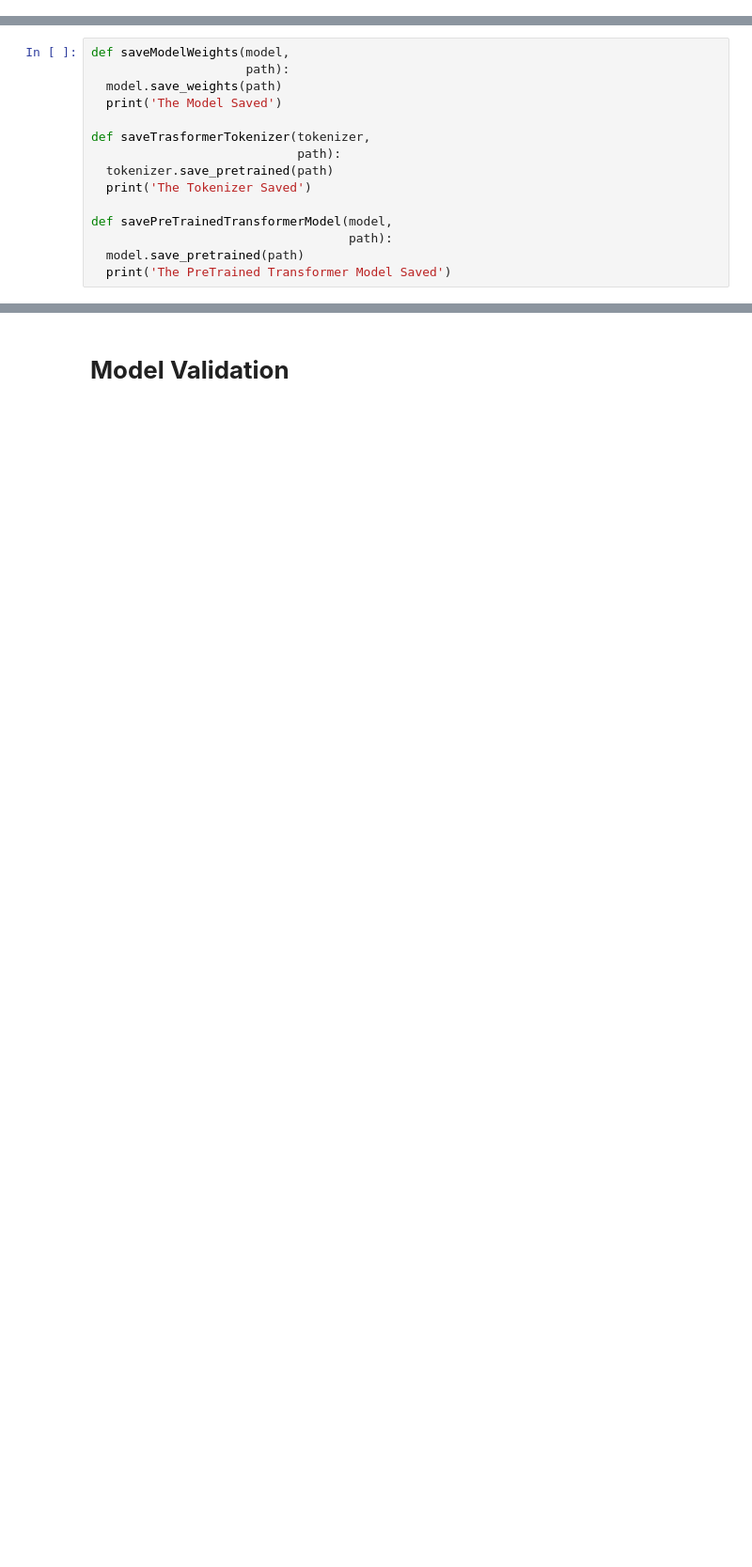
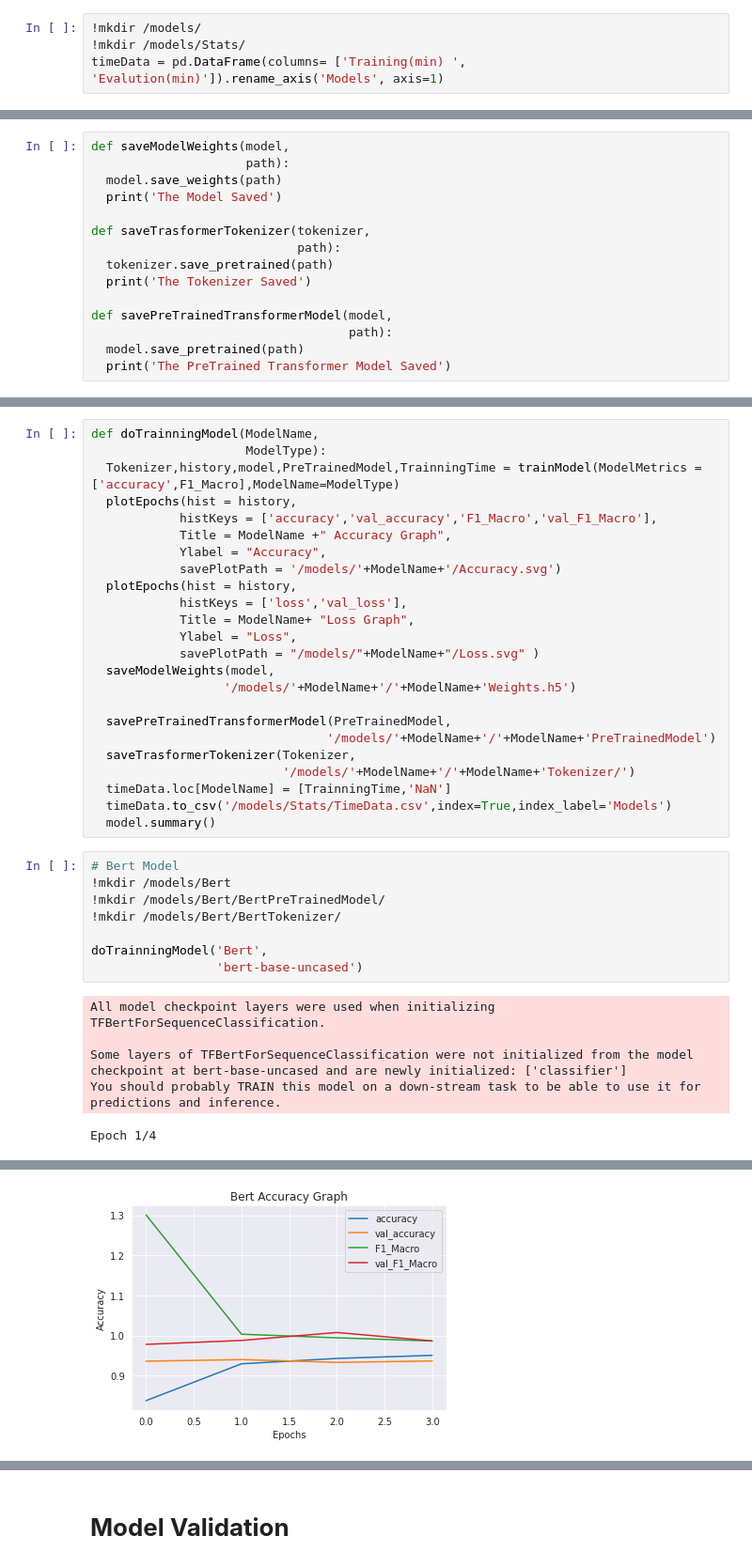
Before and after one commit to orugantiv/CSCE-585, a Jupyter notebook: Models/EmotionModels.ipynb, the cells around one changed output, grey strips where cells are left out. Shown at 94% size. Cells and saved outputs as stored; diff of their text form; blank space fills up the shorter version.

```diff
--- a/Models/EmotionModels.ipynb
+++ b/Models/EmotionModels.ipynb
@@ -197,0 +196,4 @@ timeData = pd.DataFrame(columns= ['Trainning Time (min) ', 'Evalution (min)'])
+# %%
+!mkdir /models/
+!mkdir /models/Stats/
+timeData = pd.DataFrame(columns= ['Training(min) ', 'Evalution(min)']).rename_axis('Models', axis=1)
@@ -357,0 +326,38 @@ The Tokenizer Saved
+# %%
+def doTrainningModel(ModelName,
+                     ModelType):
+  Tokenizer,history,model,PreTrainedModel,TrainningTime = trainModel(ModelMetrics = ['accuracy',F1_Macro],ModelName=ModelType)
+  plotEpochs(hist = history,
+            histKeys = ['accuracy','val_accuracy','F1_Macro','val_F1_Macro'],
+            Title = ModelName +" Accuracy Graph",
+            Ylabel = "Accuracy",
+            savePlotPath = '/models/'+ModelName+'/Accuracy.svg')
+  plotEpochs(hist = history,
+            histKeys = ['loss','val_loss'],
+            Title = ModelName+ "Loss Graph",
+            Ylabel = "Loss",
+            savePlotPath = "/models/"+ModelName+"/Loss.svg" )
+  saveModelWeights(model,
+                  '/models/'+ModelName+'/'+ModelName+'Weights.h5')
+
+  savePreTrainedTransformerModel(PreTrainedModel,
+                                '/models/'+ModelName+'/'+ModelName+'PreTrainedModel')
+  saveTrasformerTokenizer(Tokenizer,
+                          '/models/'+ModelName+'/'+ModelName+'Tokenizer/')
+  timeData.loc[ModelName] = [TrainningTime,'NaN']
+  timeData.to_csv('/models/Stats/TimeData.csv',index=True,index_label='Models')
+  model.summary()
+# %%
+# Bert Model
+!mkdir /models/Bert
+!mkdir /models/Bert/BertPreTrainedModel/
+!mkdir /models/Bert/BertTokenizer/
+
+doTrainningModel('Bert',
+                 'bert-base-uncased')
+# %% [output]
+All model checkpoint layers were used when initializing TFBertForSequenceClassification.
+
+Some layers of TFBertForSequenceClassification were not initialized from the model checkpoint at bert-base-uncased and are newly initialized: ['classifier']
+You should probably TRAIN this model on a down-stream task to be able to use it for predictions and inference.
+Epoch 1/4
@@ -357,0 +371 @@ The Tokenizer Saved
+[figure, added]
```
Also changed, not shown: parts of 32 cells of this notebook.
